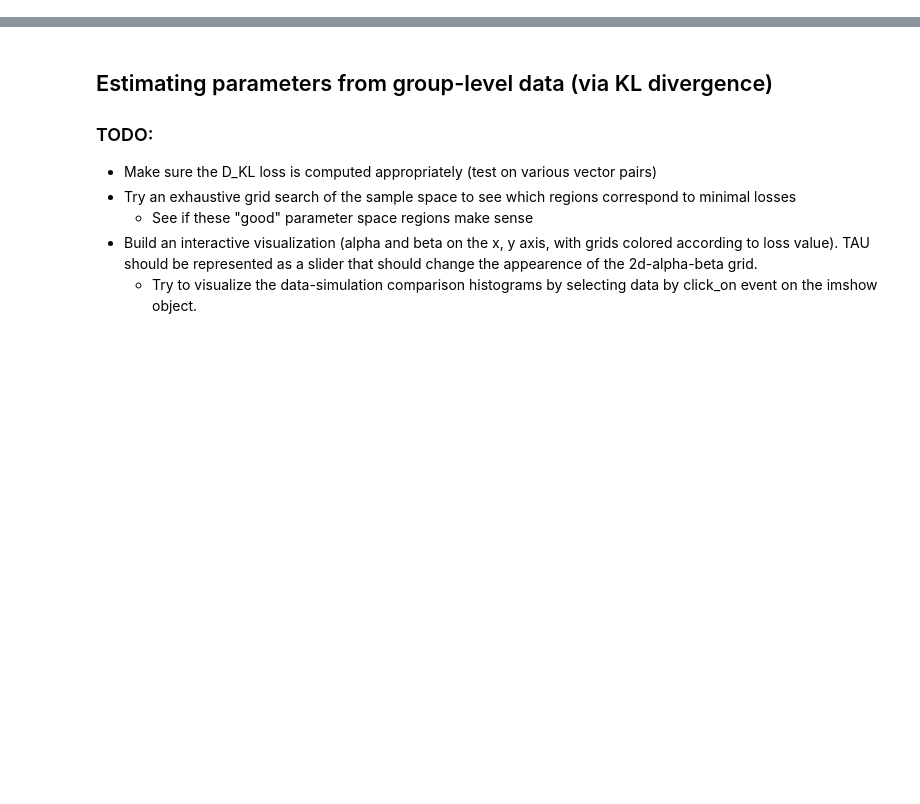
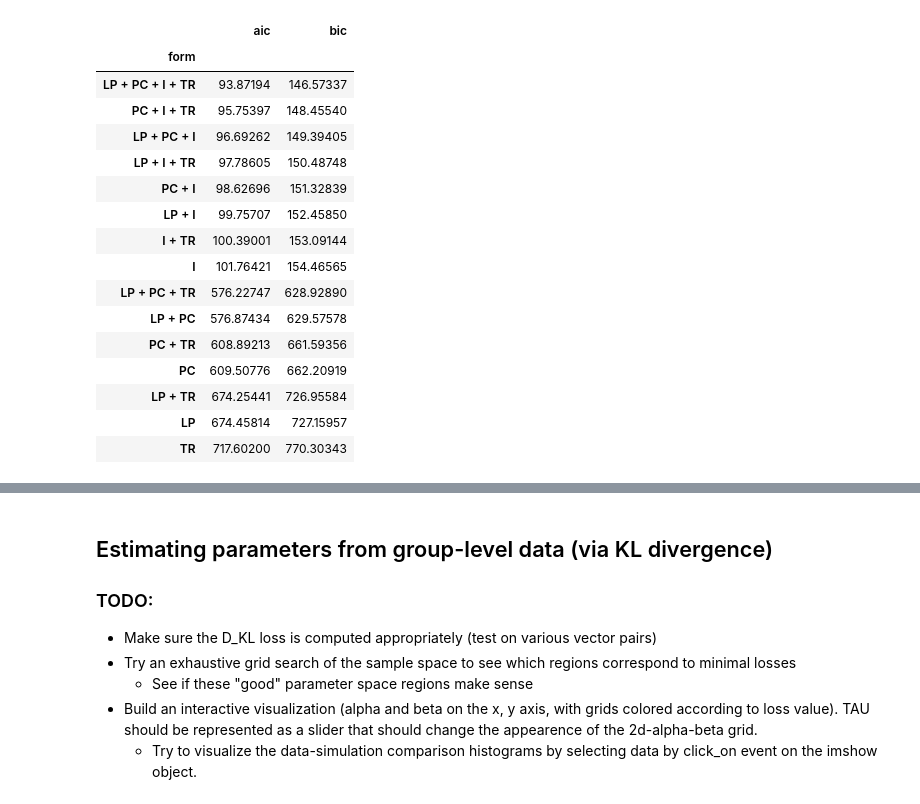
Before and after one commit to alex-ten/ConceptLab, a Jupyter notebook: simple_choice_model_2.ipynb, the cells around one changed output, grey strips where cells are left out. Cells and saved outputs as stored; diff of their text form; code cells hidden in the pictures; blank space fills up the shorter version.

```diff
--- a/simple_choice_model_2.ipynb
+++ b/simple_choice_model_2.ipynb
@@ -32,0 +105,73 @@ def temp_seed(seed):
+# %%
+def neg_log_likelihood(params, *args):
+    coeffs = np.array(params[:-1])
+    inps = np.stack(args[:-1], axis=0)
+    U = (coeffs[:, None, None] * inps).sum(axis=0)
+    exponent = np.exp(U * params[-1])
+    P = (exponent.T / np.sum(exponent, axis=1)).T
+    logP = np.log(P[args[-1].astype(bool)])
+    logL = np.sum(logP, axis=0)
+    return -logL
+
+# Estimate the params
+df = lut.unpickle('supplementary/simple_choice_model/data/fit_data.pkl')
+df = df.loc[df.ntm != 0, :]
+data_dict = {'form': [], 'sid': [], 'grp': [], 'ntm': [], 'loss': [], 'aic': [], 'bic': [],
+             'alpha': [], 'beta': [], 'gamma': [], 'theta': [], 'tau': []}
+varnames = np.array(('LP', 'PC', 'I', 'TR'))
+alpha_bounds = [-1, 1]
+beta_bounds = [-1, 1]
+gamma_bounds = [0, 1]
+theta_bounds = [-1, 0]
+tau_bounds = [1, 50]
+
+bounds = (alpha_bounds, beta_bounds, gamma_bounds, theta_bounds, tau_bounds)
+models, inds = [], [0,1,2,3]
+for s in range(1,len(inds)+1):
+    models += combinations(inds, s)
+
+grouped = df.groupby('sid')
+with tqdm_notebook(total=len(grouped)) as progbar:
+    for i, sdf in grouped:
+        sid, grp, ntm = sdf.sid.values[0], sdf.grp.values[0], sdf.ntm.values[0]
+        lps = sdf.loc[:, 'lp1':'lp4'].values[1:, :]
+        pcs = sdf.loc[:, 'pc1':'pc4'].values[1:, :]
+        ins = sdf.loc[:, 'in1':'in4'].values[1:, :]
+        chs = sdf.loc[:, 'ch1':'ch4'].values[1:, :]
+        time_alloc = (sdf.loc[:, 'ch1':'ch4'].values[1:, :].cumsum(axis=0) + 15)
+        trs = (time_alloc.T / time_alloc.sum(axis=1)).T
+
+        data = (lps, pcs, ins, trs, chs)
+        init_guess = sim_tools.rand_params(bounds).tolist()
+
+        for model in models:
+            subdata = [data[mi] for mi in model] + [data[-1]]
+            subguess = [init_guess[mi] for mi in model] + [init_guess[-1]]
+            subbounds = [bounds[mi] for mi in model] + [bounds[-1]]
+
+            x, f, d = sp.optimize.fmin_l_bfgs_b(func=neg_log_likelihood, x0=subguess, args=tuple(subdata),
+                                            approx_grad=True, disp=False, bounds=subbounds)
+
+            # Store params
+            vec = np.full(5, np.nan)
+            vec[tuple([model])] = x[:-1]
+            vec[-1] = x[-1]
+            data_dict['form'].append(' + '.join(varnames[tuple([model])]))
+            data_dict['sid'].append(sid)
+            data_dict['grp'].append(grp)
+            data_dict['ntm'].append(ntm)
+            data_dict['loss'].append(f)
+            data_dict['aic'].append(2*f + 2*len(models))
+            data_dict['bic'].append(2*f + np.log(chs.shape[0])*len(models))
+            data_dict['alpha'].append(vec[0])
+            data_dict['beta'].append(vec[1])
+            data_dict['gamma'].append(vec[2])
+            data_dict['theta'].append(vec[3])
+            data_dict['tau'].append(vec[4])
+        progbar.update()
+
+# Calculate parameter stats
+fdf = pd.DataFrame(data_dict)
+gfdf = fdf.groupby(['form']).mean()[['aic', 'bic']]
+display(gfdf.sort_values(by='bic'))
+# %% [output]
@@ -32,0 +179,17 @@ def temp_seed(seed):
+|  | aic | bic |
+| form |  |  |
+| LP + PC + I + TR | 93.87194 | 146.57337 |
+| PC + I + TR | 95.75397 | 148.45540 |
+| LP + PC + I | 96.69262 | 149.39405 |
+| LP + I + TR | 97.78605 | 150.48748 |
+| PC + I | 98.62696 | 151.32839 |
+| LP + I | 99.75707 | 152.45850 |
+| I + TR | 100.39001 | 153.09144 |
+| I | 101.76421 | 154.46565 |
+| LP + PC + TR | 576.22747 | 628.92890 |
+| LP + PC | 576.87434 | 629.57578 |
+| PC + TR | 608.89213 | 661.59356 |
+| PC | 609.50776 | 662.20919 |
+| LP + TR | 674.25441 | 726.95584 |
+| LP | 674.45814 | 727.15957 |
+| TR | 717.60200 | 770.30343 |
```
Also changed, not shown: parts of 11 cells of this notebook, 5 other files.
